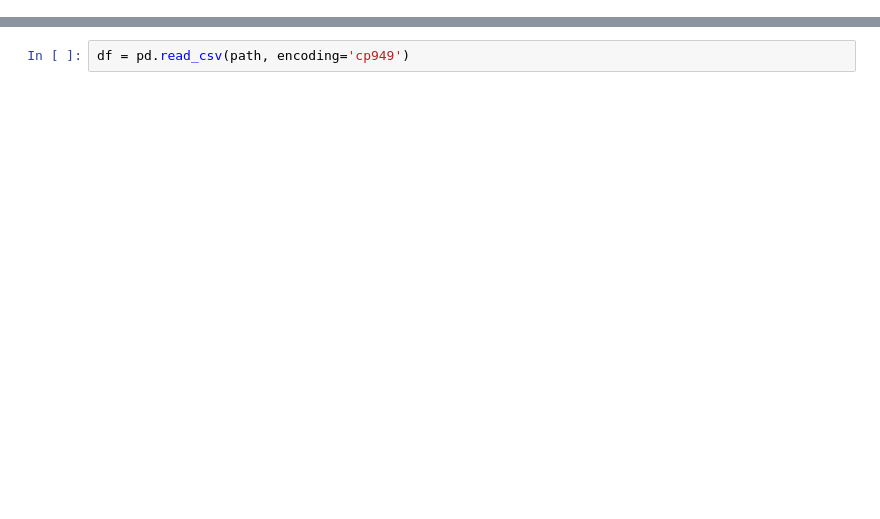
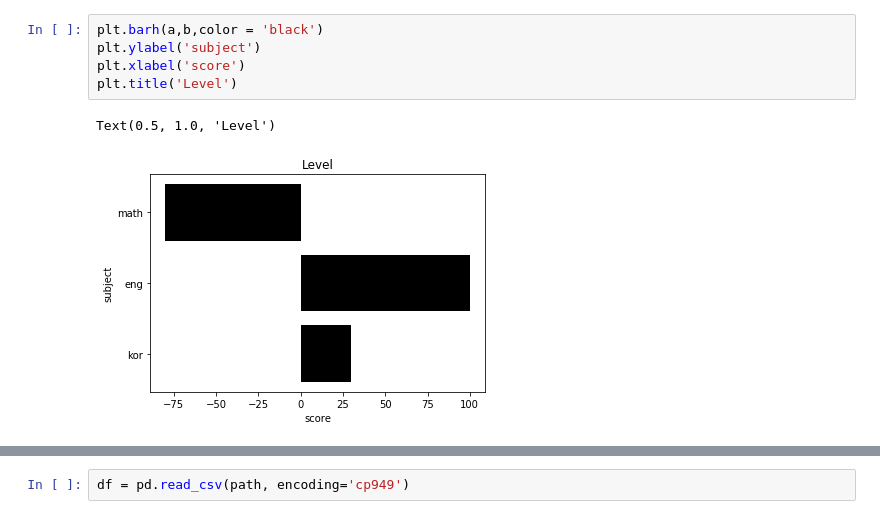
Before and after one commit to dltjddus/python_100-, a Jupyter notebook: Untitled.ipynb, the cells around one changed output, grey strips where cells are left out. Drawn from its saved outputs; the diff is of its cells as text; blank space fills up the shorter version.

```diff
--- a/Untitled.ipynb
+++ b/Untitled.ipynb
@@ -2,0 +16,8 @@
+# %%
+plt.barh(a,b,color = 'black')
+plt.ylabel('subject')
+plt.xlabel('score')
+plt.title('Level')
+# %% [output]
+Text(0.5, 1.0, 'Level')
+[figure, added]
```
Also changed, not shown: parts of 30 cells of this notebook.
